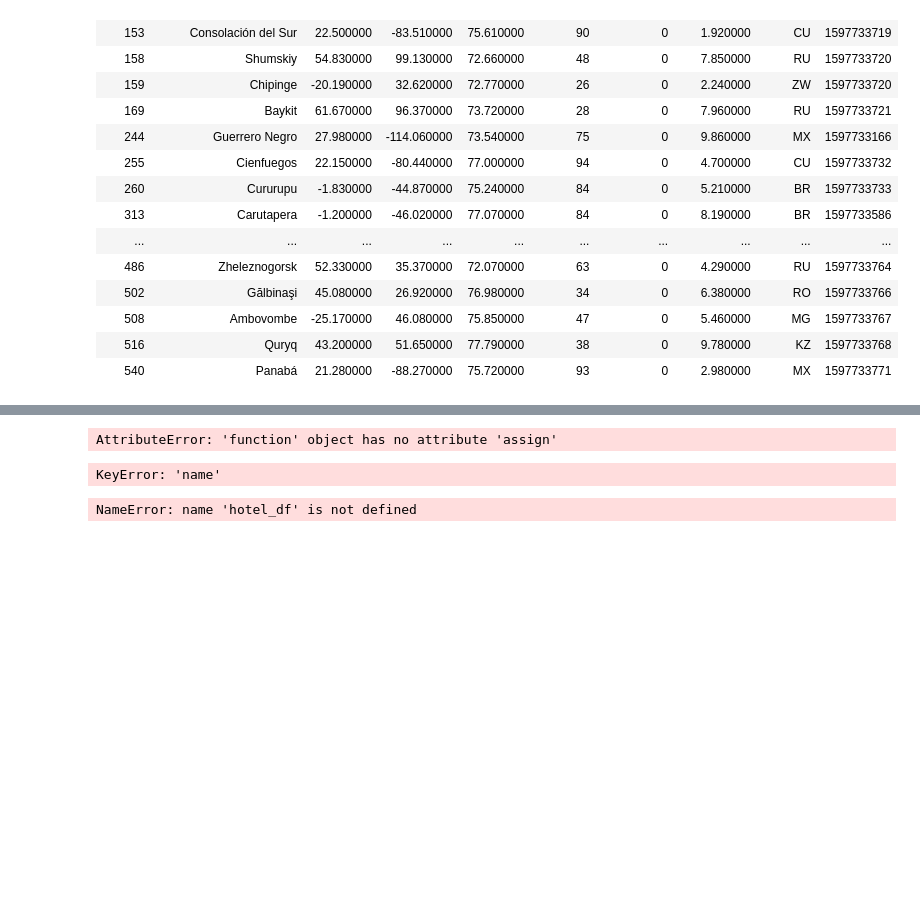
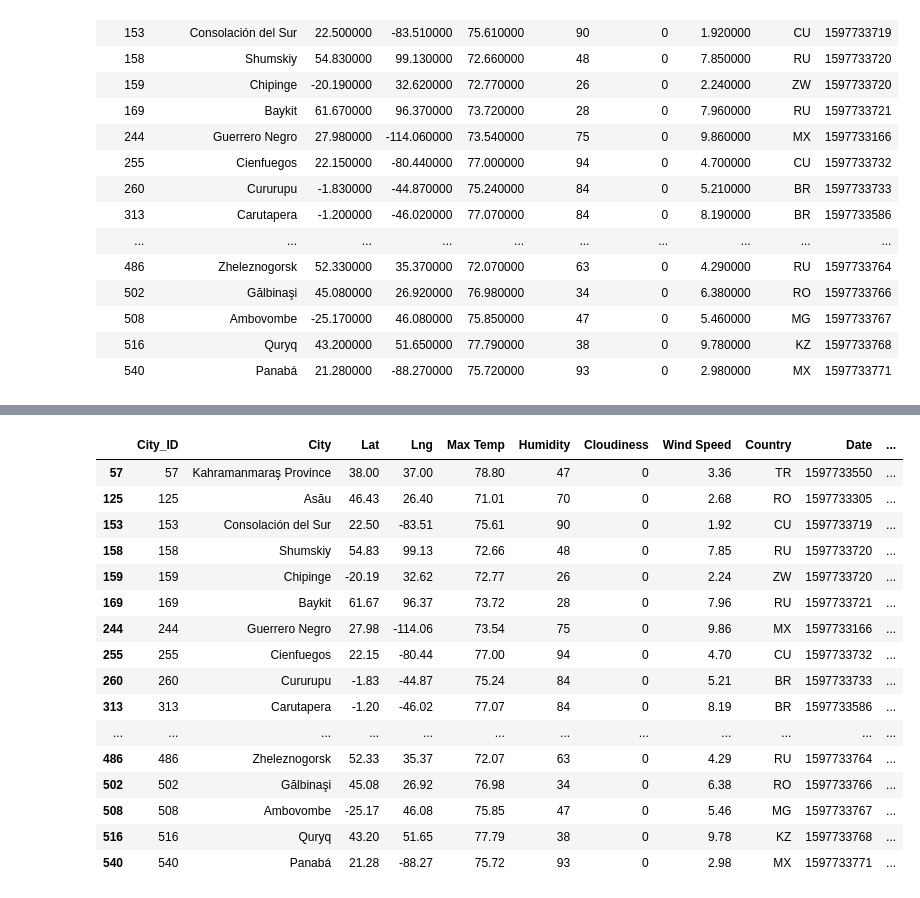
Before and after one commit to svillemez/Python-api-challenge, a Jupyter notebook: VacationPy/VacationPy.ipynb, the cells around one changed output, grey strips where cells are left out. Saved outputs shown, nothing was run; the diff lists cells and outputs as text; code cells hidden in the pictures; blank space fills up the shorter version.

```diff
--- a/VacationPy/VacationPy.ipynb
+++ b/VacationPy/VacationPy.ipynb
@@ -99,46 +93,26 @@ TypeError: 'method' object does not support item assignment
 # %%
-hotel = []
+#hotel = []
 
 # Using 'Address' as the column name and equating it to the list
 vacation_spots_data_df = vacation_spots_data_df.assign(Hotel = "")
 
 # Observe the result
 vacation_spots_data_df
 # %% [output]
-AttributeError: 'function' object has no attribute 'assign'
+|  | City_ID | City | Lat | Lng | Max Temp | Humidity | Cloudiness | Wind Speed | Country | Date | ... |
+| 57 | 57 | Kahramanmaraş Province | 38.00 | 37.00 | 78.80 | 47 | 0 | 3.36 | TR | 1597733550 | ... |
+| 125 | 125 | Asău | 46.43 | 26.40 | 71.01 | 70 | 0 | 2.68 | RO | 1597733305 | ... |
+| 153 | 153 | Consolación del Sur | 22.50 | -83.51 | 75.61 | 90 | 0 | 1.92 | CU | 1597733719 | ... |
+| 158 | 158 | Shumskiy | 54.83 | 99.13 | 72.66 | 48 | 0 | 7.85 | RU | 1597733720 | ... |
+| 159 | 159 | Chipinge | -20.19 | 32.62 | 72.77 | 26 | 0 | 2.24 | ZW | 1597733720 | ... |
+| 169 | 169 | Baykit | 61.67 | 96.37 | 73.72 | 28 | 0 | 7.96 | RU | 1597733721 | ... |
+| 244 | 244 | Guerrero Negro | 27.98 | -114.06 | 73.54 | 75 | 0 | 9.86 | MX | 1597733166 | ... |
+| 255 | 255 | Cienfuegos | 22.15 | -80.44 | 77.00 | 94 | 0 | 4.70 | CU | 1597733732 | ... |
+| 260 | 260 | Cururupu | -1.83 | -44.87 | 75.24 | 84 | 0 | 5.21 | BR | 1597733733 | ... |
+| 313 | 313 | Carutapera | -1.20 | -46.02 | 77.07 | 84 | 0 | 8.19 | BR | 1597733586 | ... |
+| ... | ... | ... | ... | ... | ... | ... | ... | ... | ... | ... | ... |
+| 486 | 486 | Zheleznogorsk | 52.33 | 35.37 | 72.07 | 63 | 0 | 4.29 | RU | 1597733764 | ... |
+| 502 | 502 | Gălbinaşi | 45.08 | 26.92 | 76.98 | 34 | 0 | 6.38 | RO | 1597733766 | ... |
+| 508 | 508 | Ambovombe | -25.17 | 46.08 | 75.85 | 47 | 0 | 5.46 | MG | 1597733767 | ... |
+| 516 | 516 | Quryq | 43.20 | 51.65 | 77.79 | 38 | 0 | 9.78 | KZ | 1597733768 | ... |
+| 540 | 540 | Panabá | 21.28 | -88.27 | 75.72 | 93 | 0 | 2.98 | MX | 1597733771 | ... |
-# %%
-base_url = "https://maps.googleapis.com/maps/api/place/nearbysearch/json"
-params = {
-    "location": "lat,lng",
-    "rankby": "distance",
-    "type": "hotel",
-    "key": g_key,
-}
-# use iterrows to iterate through pandas dataframe
-for row in vacation_spots_data_df:
-
-    # assemble url and make API request
-    response = requests.get(base_url, params=params).json()
-
-    # extract results
-    results = response['name']
-    vacation_spots_data_df["Hotel"] = "name"
-# %% [output]
-KeyError: 'name'
-# %%
-# NOTE: Do not change any of the code in this cell
-
-# Using the template add the hotel marks to the heatmap
-info_box_template = """
-<dl>
-<dt>Name</dt><dd>{Hotel Name}</dd>
-<dt>City</dt><dd>{City}</dd>
-<dt>Country</dt><dd>{Country}</dd>
-</dl>
-"""
-# Store the DataFrame Row
-# NOTE: be sure to update with your DataFrame name
-hotel_info = [info_box_template.format(**row) for index, row in vacation_spots_data_df.iterrows()]
-locations = vacation_spots_data_df[["Lat", "Lng"]]
-# %% [output]
-NameError: name 'hotel_df' is not defined
```
Also changed, not shown: parts of 3 cells of this notebook.
